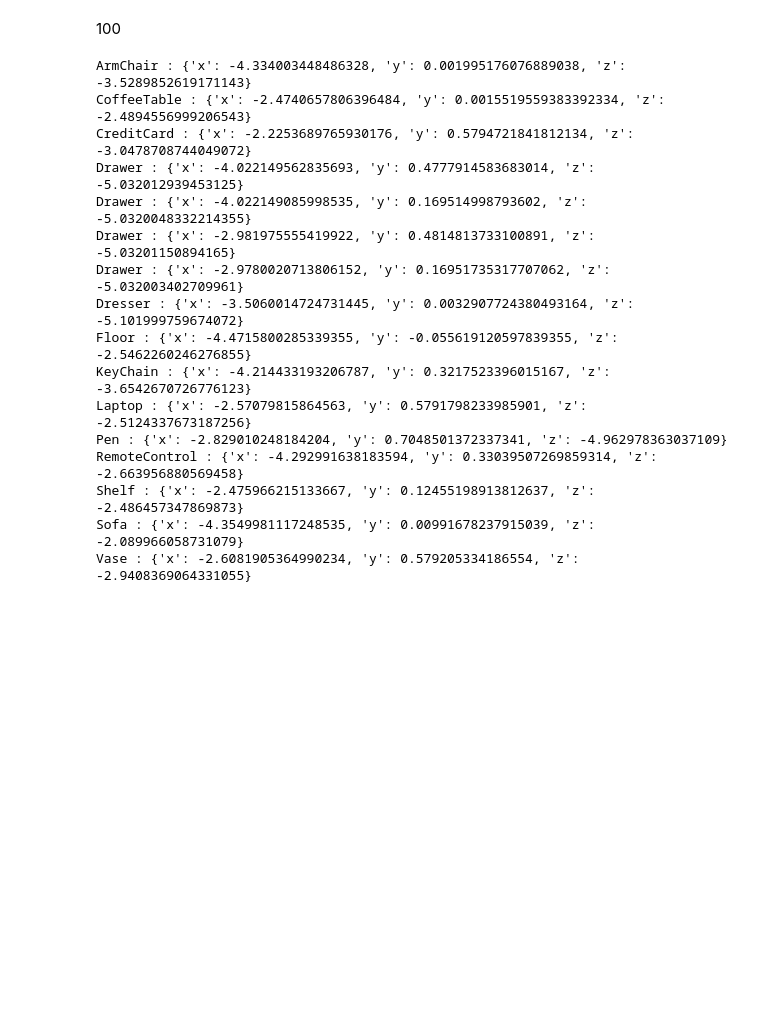
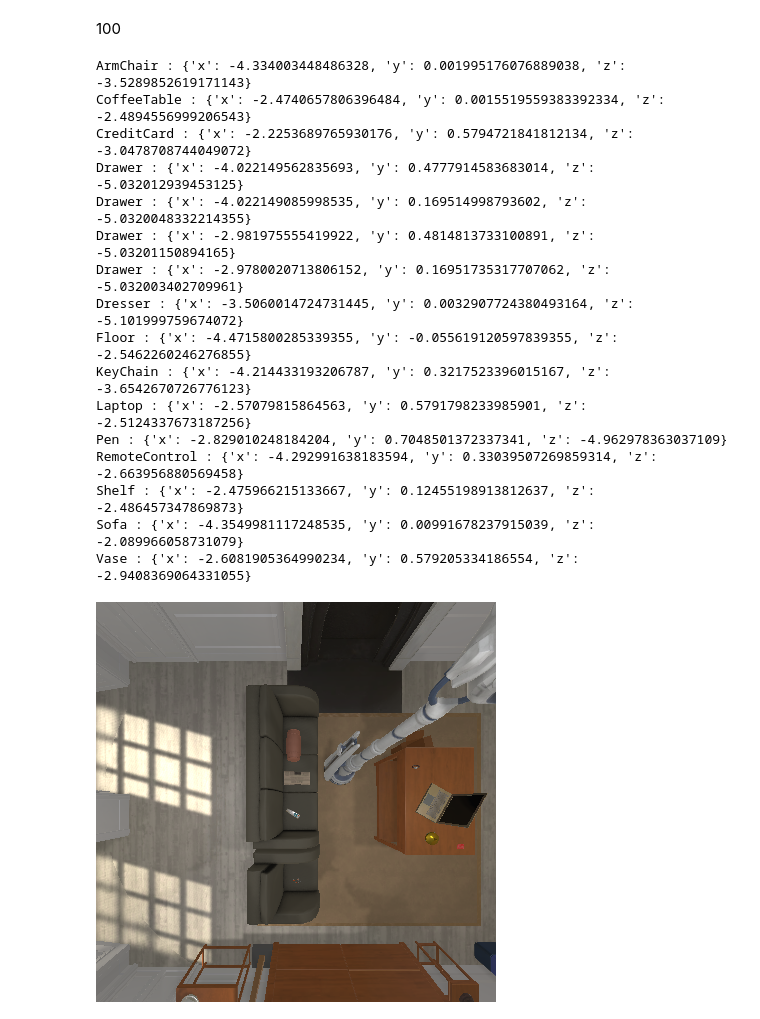
Before and after one commit to archie1983/llm_semantic_navigation, a Jupyter notebook: environment.ipynb, the cells around one changed output. Cells and saved outputs as stored; diff of their text form; code cells hidden in the pictures; blank space fills up the shorter version.

```diff
--- a/environment.ipynb
+++ b/environment.ipynb
@@ -125,25 +53,27 @@ rnc.initialise_controller()
 # %%
 rnc.rotate_left(180)
 ev = rnc.controller.last_event
 o = rnc.get_visible_objects(True)
-rnc.plot_frames(ev)
+#rnc.show_current_robot_view(ev)
+plot_frames(ev.third_party_camera_frames[0])
 # %% [output]
 ArmChair : {'x': -4.334003448486328, 'y': 0.001995176076889038, 'z': -3.5289852619171143}
 CoffeeTable : {'x': -2.4740657806396484, 'y': 0.0015519559383392334, 'z': -2.4894556999206543}
 CreditCard : {'x': -2.2253689765930176, 'y': 0.5794721841812134, 'z': -3.0478708744049072}
 Drawer : {'x': -4.022149562835693, 'y': 0.4777914583683014, 'z': -5.032012939453125}
 Drawer : {'x': -4.022149085998535, 'y': 0.169514998793602, 'z': -5.0320048332214355}
 Drawer : {'x': -2.981975555419922, 'y': 0.4814813733100891, 'z': -5.03201150894165}
 Drawer : {'x': -2.9780020713806152, 'y': 0.16951735317707062, 'z': -5.032003402709961}
 Dresser : {'x': -3.5060014724731445, 'y': 0.0032907724380493164, 'z': -5.101999759674072}
 Floor : {'x': -4.4715800285339355, 'y': -0.055619120597839355, 'z': -2.5462260246276855}
 KeyChain : {'x': -4.214433193206787, 'y': 0.3217523396015167, 'z': -3.6542670726776123}
 Laptop : {'x': -2.57079815864563, 'y': 0.5791798233985901, 'z': -2.5124337673187256}
 Pen : {'x': -2.829010248184204, 'y': 0.7048501372337341, 'z': -4.962978363037109}
 RemoteControl : {'x': -4.292991638183594, 'y': 0.33039507269859314, 'z': -2.663956880569458}
 Shelf : {'x': -2.475966215133667, 'y': 0.12455198913812637, 'z': -2.486457347869873}
 Sofa : {'x': -4.3549981117248535, 'y': 0.00991678237915039, 'z': -2.089966058731079}
 Vase : {'x': -2.6081905364990234, 'y': 0.579205334186554, 'z': -2.9408369064331055}
+[figure, added]
 # %%
 import ae_navigation_functions as aenf
 
```
Also changed, not shown: parts of 4 cells of this notebook, 3 other files.
